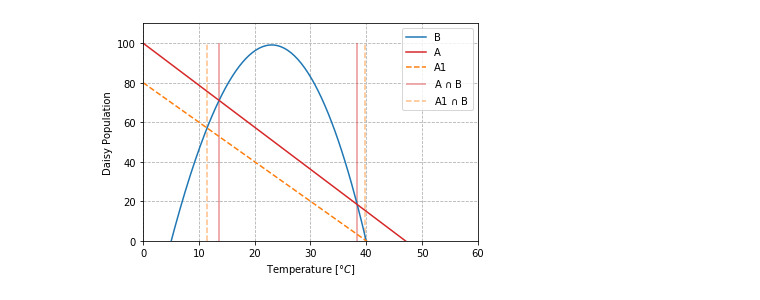
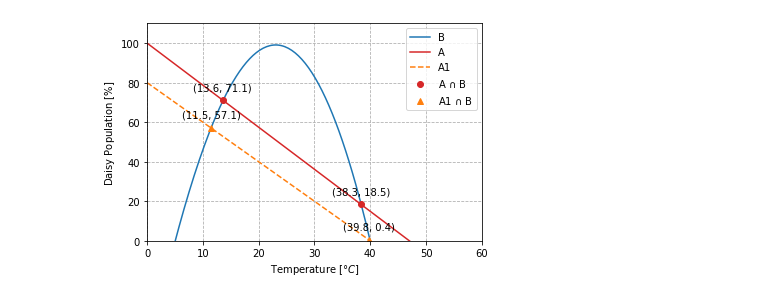
Before and after one commit to miksch/winter-2020, a Jupyter notebook: atm233/problem_set/ps1.ipynb, the cells around one changed output. Saved outputs shown, nothing was run; the diff lists cells and outputs as text; code cells hidden in the pictures.

```diff
--- a/atm233/problem_set/ps1.ipynb
+++ b/atm233/problem_set/ps1.ipynb
@@ -53,25 +107,33 @@ a1_x_vals = find_intersections(curve_a1, curve_b)
 # %%
 fig, ax = plt.subplots()
 a_color = 'C3'
 a1_color = 'C1'
 
 # Plot out curves
 ax.plot(temps, curve_b, color='C0', label='B')
 ax.plot(temps, curve_a, color=a_color, label='A')
 ax.plot(temps, curve_a1, color=a1_color, ls='--', label='A1')
 
 ax.set_xlim(0., 60.)
 ax.set_ylim(0., 110.)
 
 ax.set_xlabel(r'Temperature [$\degree C$]')
-ax.set_ylabel('Daisy Population')
+ax.set_ylabel('Daisy Population [$\%$]')
 
-ax.vlines(temps[a_x_vals], 0, 100, color=a_color, alpha=.5, label=r'A $\cap$ B')
-ax.vlines(temps[a1_x_vals], 0, 100, color=a1_color, alpha=.5, ls='--', label='A1 $\cap$ B')
+ax.plot(temps[a_x_vals], curve_a[a_x_vals], ls='None', marker='o', color=a_color, label=r'A $\cap$ B')
+ax.plot(temps[a1_x_vals], curve_a1[a1_x_vals], ls='None', marker='^', color=a1_color, label='A1 $\cap$ B')
+
+for a, a1 in zip(a_x_vals, a1_x_vals):
+    label_a = f'({temps[a]:.1f}, {curve_a[a]:.1f})'
+    label_a1 = f'({temps[a1]:.1f}, {curve_a1[a1]:.1f})'
+
+    ax.annotate(label_a, (temps[a], curve_a[a]), ha='center', xytext=(0,10), textcoords='offset points')
+    ax.annotate(label_a1, (temps[a1], curve_a1[a1]), ha='center', xytext=(0,10), textcoords='offset points')
 
 ax.legend()
 ax.grid(ls='--')
 
-fig.savefig('daisyworld_example.png', dpi=300., transparent=True)
+
+fig.savefig('daisyworld_example.pdf', dpi=300., transparent=True)
 # %% [output]
-[figure, old version]
+[figure, new version]
```
Also changed, not shown: parts of 5 cells of this notebook, 4 other files.
